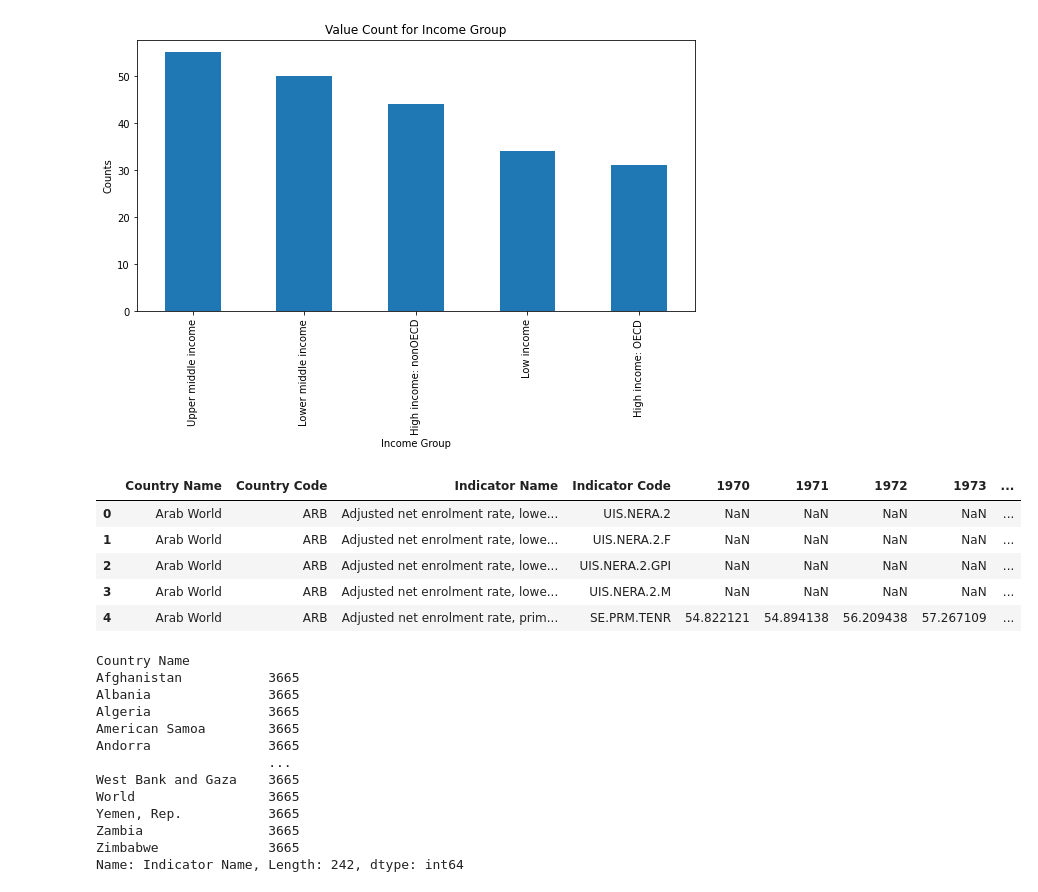
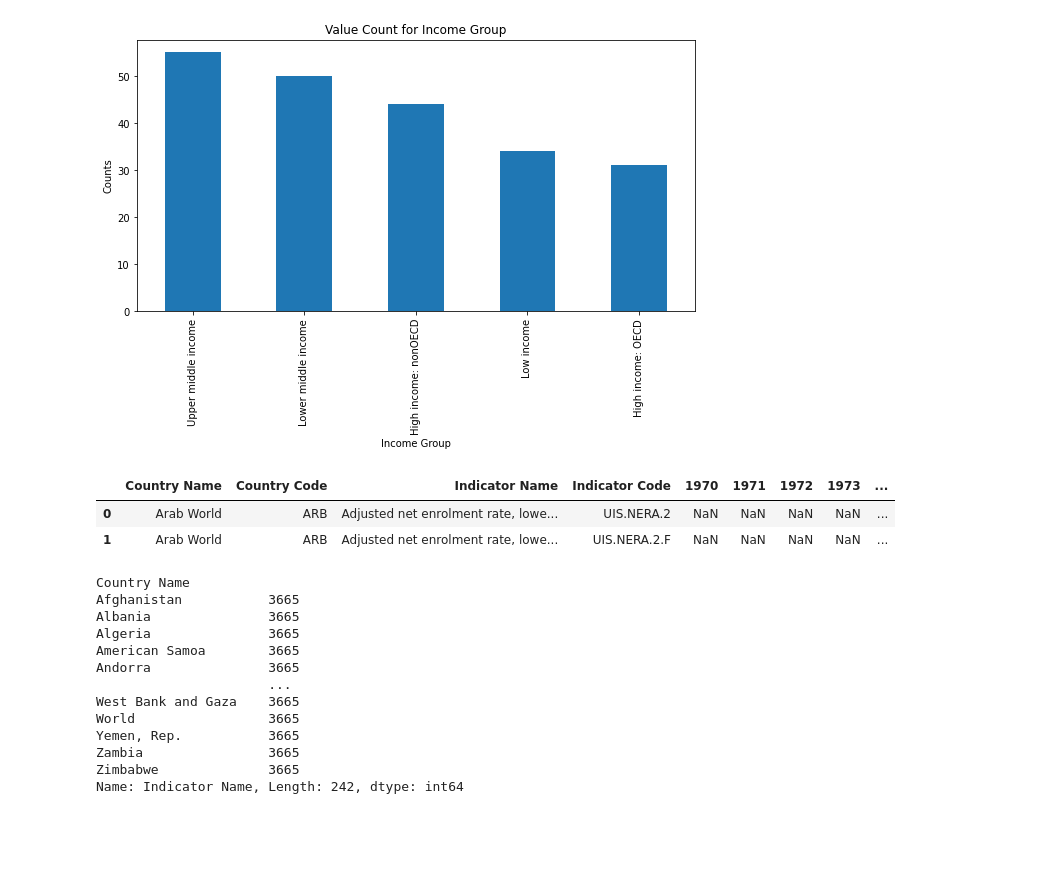
Before and after one commit to TheAIFellow/World_Bank_Education_Stats, a Jupyter notebook: Dilavar_Singh_Team_7_Capstone_Project.ipynb, the cells around one changed output. Drawn from its saved outputs; the diff is of its cells as text; code cells hidden in the pictures; blank space fills up the shorter version.

```diff
--- a/Dilavar_Singh_Team_7_Capstone_Project.ipynb
+++ b/Dilavar_Singh_Team_7_Capstone_Project.ipynb
@@ -107,14 +125,11 @@ plt.xlabel('Income Group')
 Text(0.5, 0, 'Income Group')
 [figure]
 # %%
-EdStatsData_df.head(5)
+EdStatsData_df.head(2)
 # %% [output]
 |  | Country Name | Country Code | Indicator Name | Indicator Code | 1970 | 1971 | 1972 | 1973 | ... |
 | 0 | Arab World | ARB | Adjusted net enrolment rate, lowe... | UIS.NERA.2 | NaN | NaN | NaN | NaN | ... |
 | 1 | Arab World | ARB | Adjusted net enrolment rate, lowe... | UIS.NERA.2.F | NaN | NaN | NaN | NaN | ... |
-| 2 | Arab World | ARB | Adjusted net enrolment rate, lowe... | UIS.NERA.2.GPI | NaN | NaN | NaN | NaN | ... |
-| 3 | Arab World | ARB | Adjusted net enrolment rate, lowe... | UIS.NERA.2.M | NaN | NaN | NaN | NaN | ... |
-| 4 | Arab World | ARB | Adjusted net enrolment rate, prim... | SE.PRM.TENR | 54.822121 | 54.894138 | 56.209438 | 57.267109 | ... |
 # %%
 EdStatsData_df.groupby('Country Name')['Indicator Name'].count()
 # %% [output]
```
Also changed, not shown: parts of 34 cells of this notebook.
